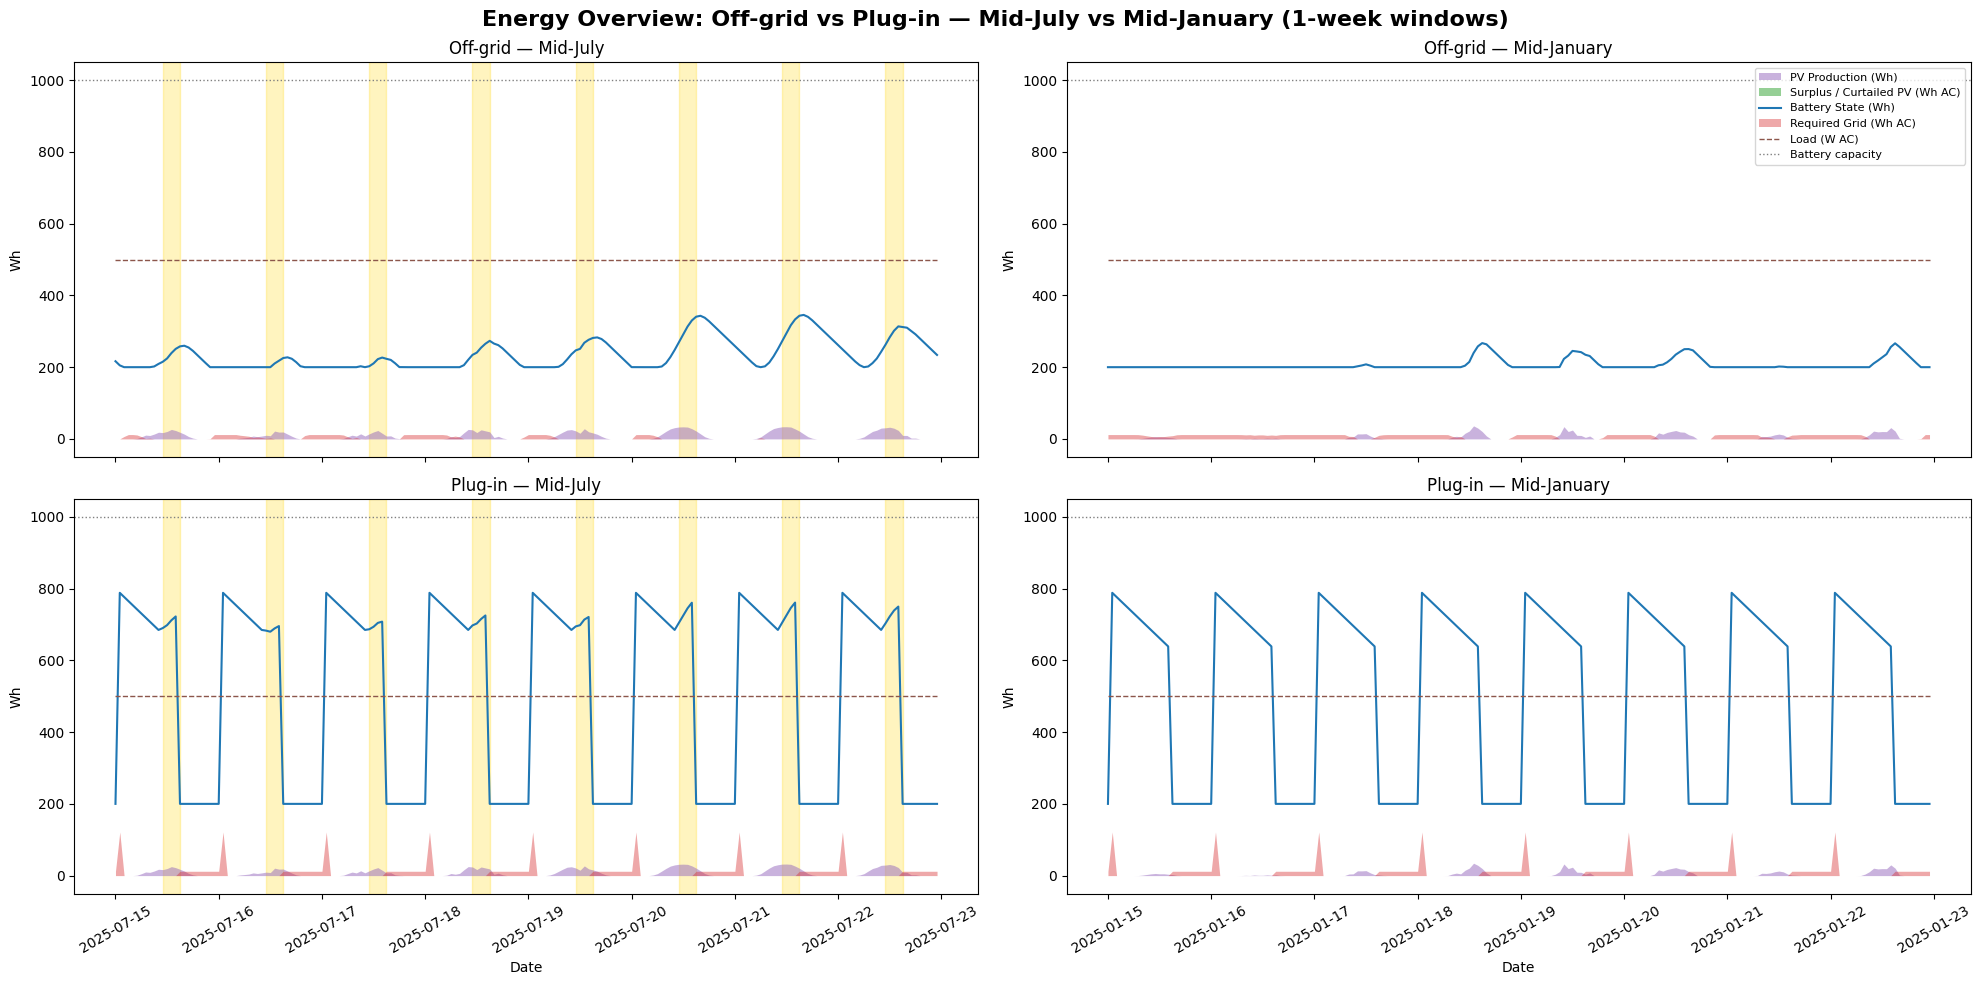
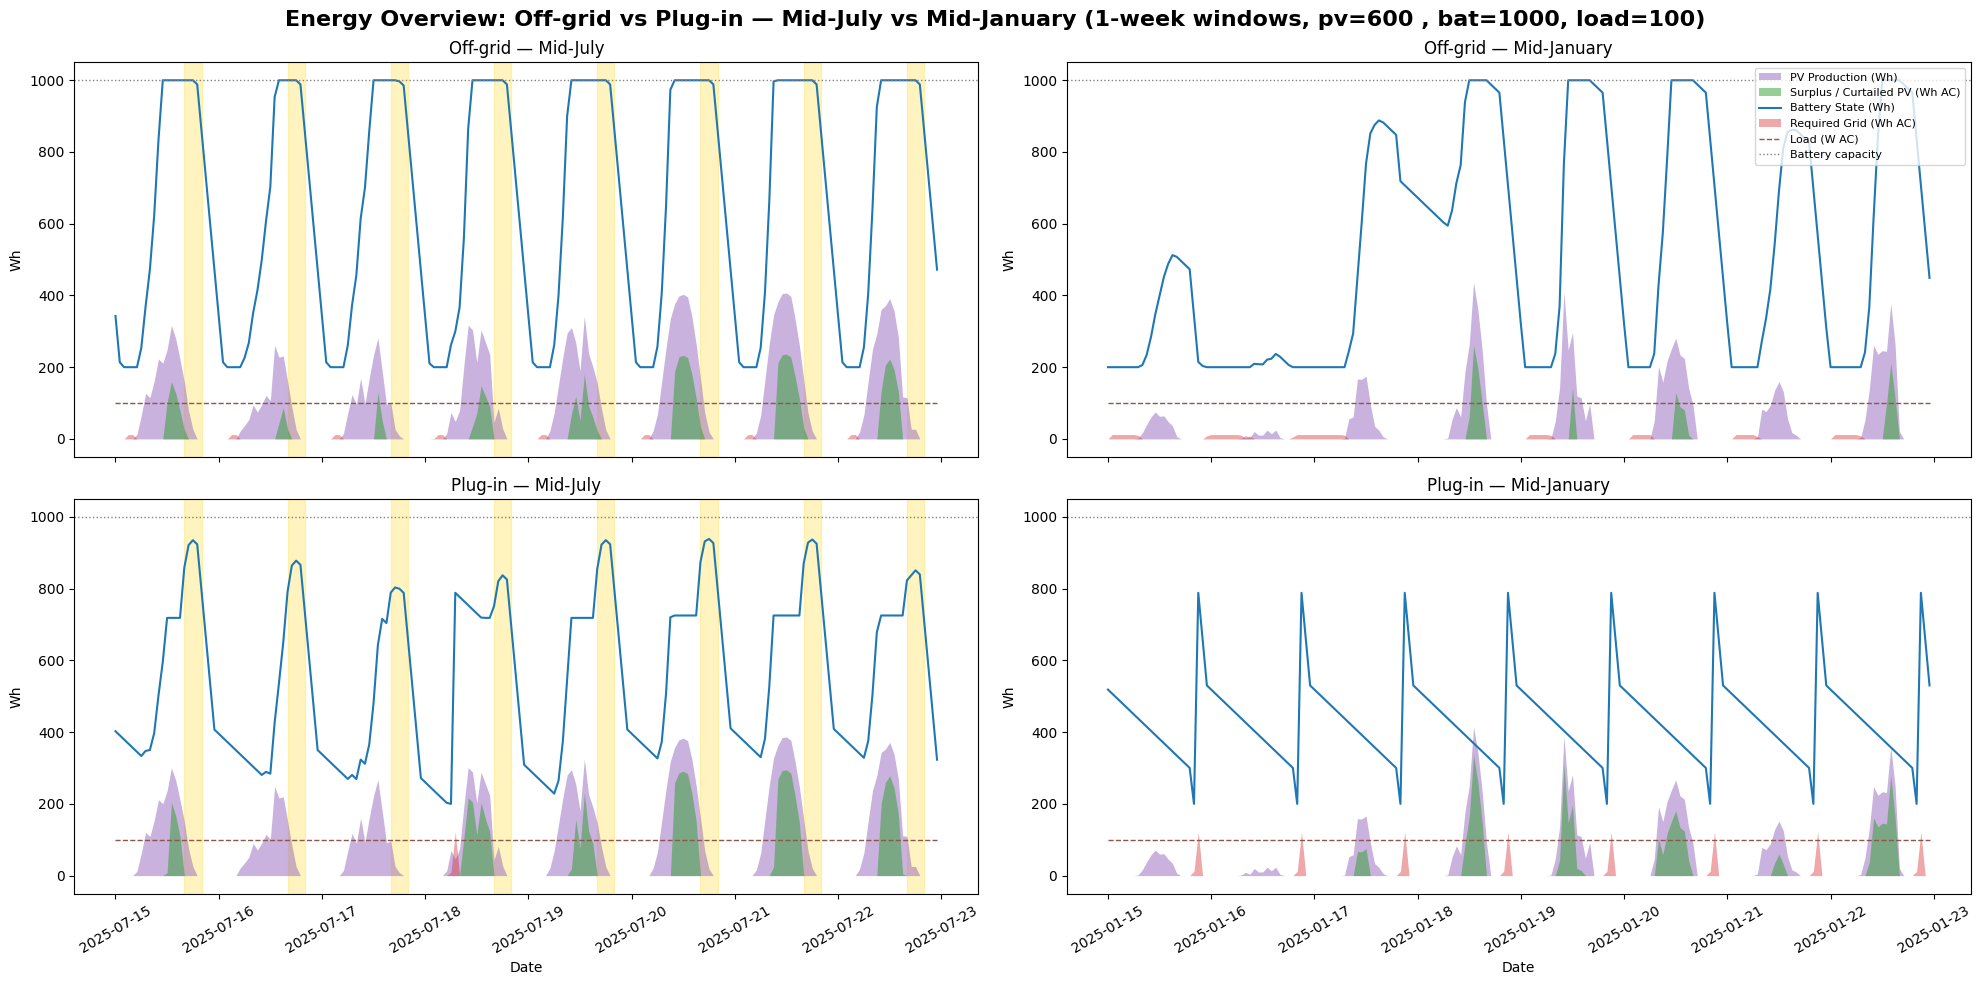
The change to this notebook cell's code, shown as a diff; its figure went from the first image to the second:
--- before
+++ after
@@ -63,7 +63,8 @@
 axes2[0, 1].legend(loc='upper right', fontsize=8)
 
-fig.suptitle('Energy Overview: Off-grid vs Plug-in — Mid-July vs Mid-January (1-week windows)',
+fig.suptitle(f'Energy Overview: Off-grid vs Plug-in — Mid-July vs Mid-January (1-week windows, pv={pvW} , bat={batWh}, load={loadWACnominal})',
              fontsize=16, fontweight='bold')
 plt.tight_layout()
-plt.savefig('outputs/tests/offgrid_plugin_seasonal_comparison.png', dpi=300, bbox_inches='tight')
+timestamp = datetime.now().strftime("%Y%m%d_%H%M%S")
+plt.savefig(f'outputs/tests/offgrid_plugin_seasonal_comparison_{timestamp}.png', dpi=300, bbox_inches='tight')
 plt.show()

Commit: lunch